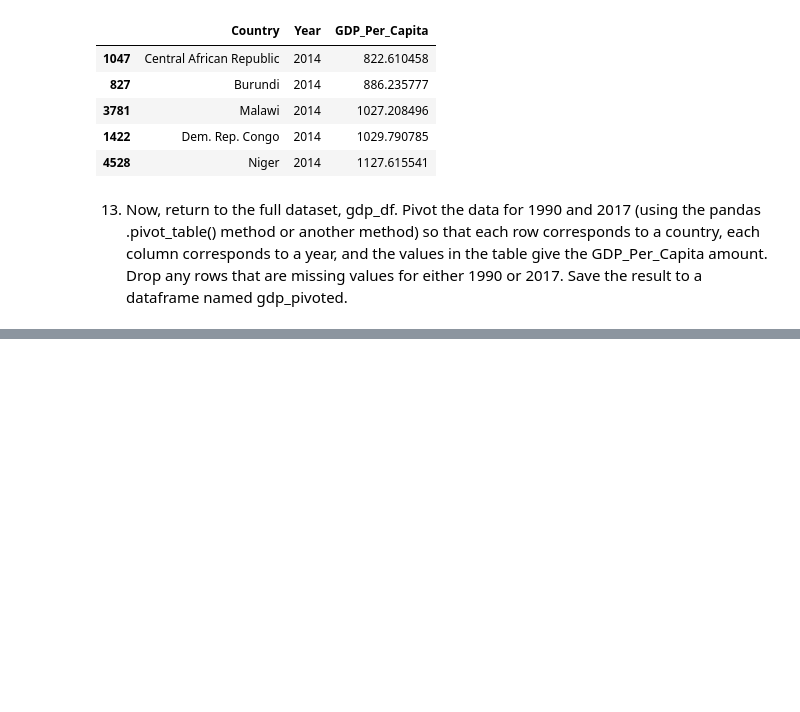
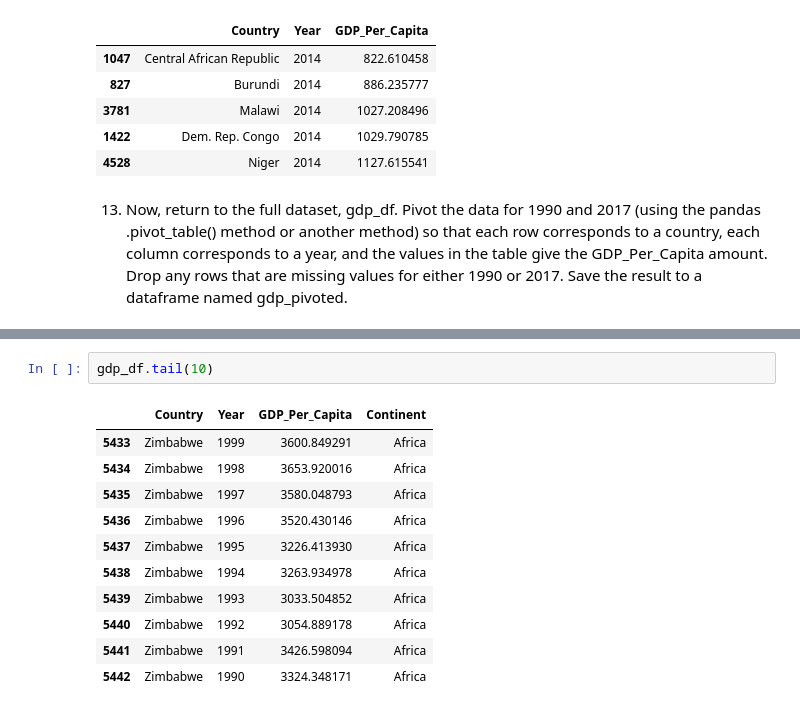
Before and after one commit to nss-data-science-cohort-6/un_data_question-jeffreyreeve, a Jupyter notebook: notebooks/UN_Data_Exploration.ipynb, the cells around one changed output, grey strips where cells are left out. Drawn from its saved outputs; the diff is of its cells as text; blank space fills up the shorter version.

```diff
--- a/notebooks/UN_Data_Exploration.ipynb
+++ b/notebooks/UN_Data_Exploration.ipynb
@@ -176,0 +249,14 @@ gdp_2014.nsmallest(5, "GDP_Per_Capita")
+# %%
+gdp_df.tail(10)
+# %% [output]
+|  | Country | Year | GDP_Per_Capita | Continent |
+| 5433 | Zimbabwe | 1999 | 3600.849291 | Africa |
+| 5434 | Zimbabwe | 1998 | 3653.920016 | Africa |
+| 5435 | Zimbabwe | 1997 | 3580.048793 | Africa |
+| 5436 | Zimbabwe | 1996 | 3520.430146 | Africa |
+| 5437 | Zimbabwe | 1995 | 3226.413930 | Africa |
+| 5438 | Zimbabwe | 1994 | 3263.934978 | Africa |
+| 5439 | Zimbabwe | 1993 | 3033.504852 | Africa |
+| 5440 | Zimbabwe | 1992 | 3054.889178 | Africa |
+| 5441 | Zimbabwe | 1991 | 3426.598094 | Africa |
+| 5442 | Zimbabwe | 1990 | 3324.348171 | Africa |
```
Also changed, not shown: parts of 31 cells of this notebook.
